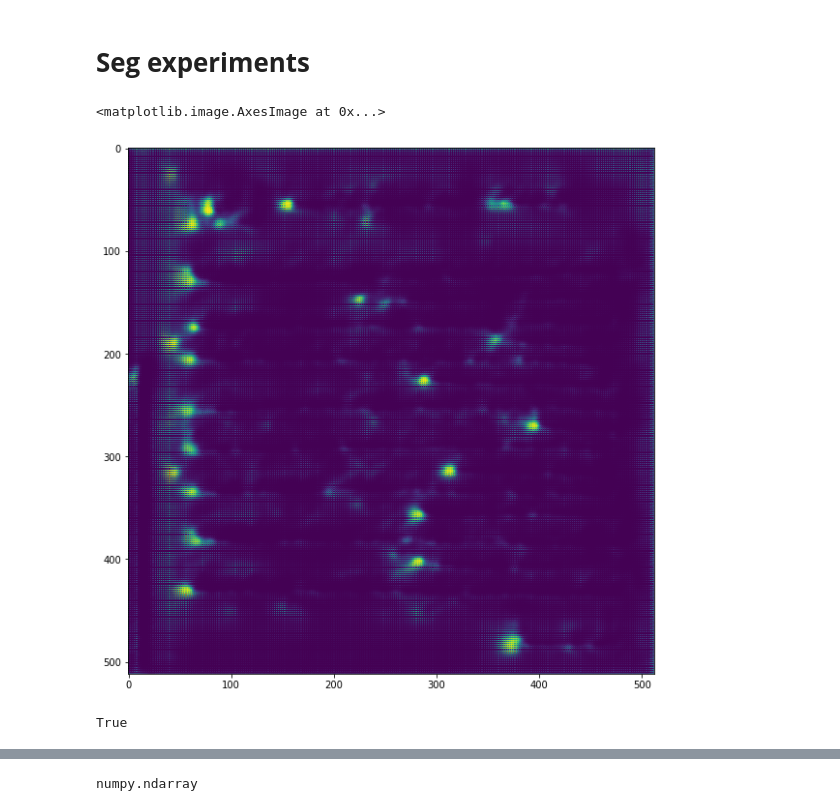
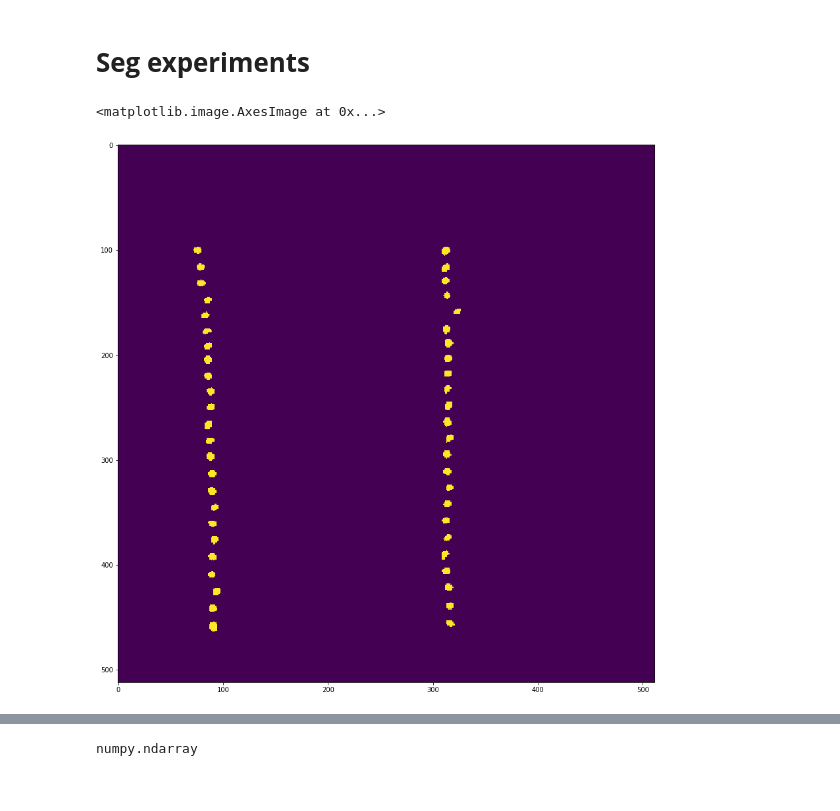
Before and after one commit to mwoedlinger/baseline-extract, a Jupyter notebook: demo/_exp_line_finder.ipynb, the cells around one changed output, grey strips where cells are left out. Cells and saved outputs as stored; diff of their text form; code cells hidden in the pictures.

```diff
--- a/demo/_exp_line_finder.ipynb
+++ b/demo/_exp_line_finder.ipynb
@@ -154,10 +227,5 @@ probs = seg_out[0, 0:3, :, :].permute(1,2,0).detach().numpy()
 # %%
-plt.figure(figsize=(20,10))
-plt.imshow(image_np[:,:,2])
+#plt.figure(figsize=(15,15))
+#plt.imshow(image_np[:,:,2])
-# %% [output]
-<matplotlib.image.AxesImage at 0x...>
-[figure, removed]
 # %%
-cv2.imwrite('pout.jpg', probs[:,:,2]*255.0)
+#cv2.imwrite('pout.jpg', probs[:,:,2]*255.0)
-# %% [output]
-True
@@ -167,0 +239,6 @@ shrink = cv2.morphologyEx(shrink, cv2.MORPH_OPEN, (2,2))
+# %%
+plt.figure(figsize=(15,15))
+plt.imshow(probs_f)
+# %% [output]
+<matplotlib.image.AxesImage at 0x...>
+[figure, added]
```
Also changed, not shown: parts of 37 cells of this notebook, 8 other files.
